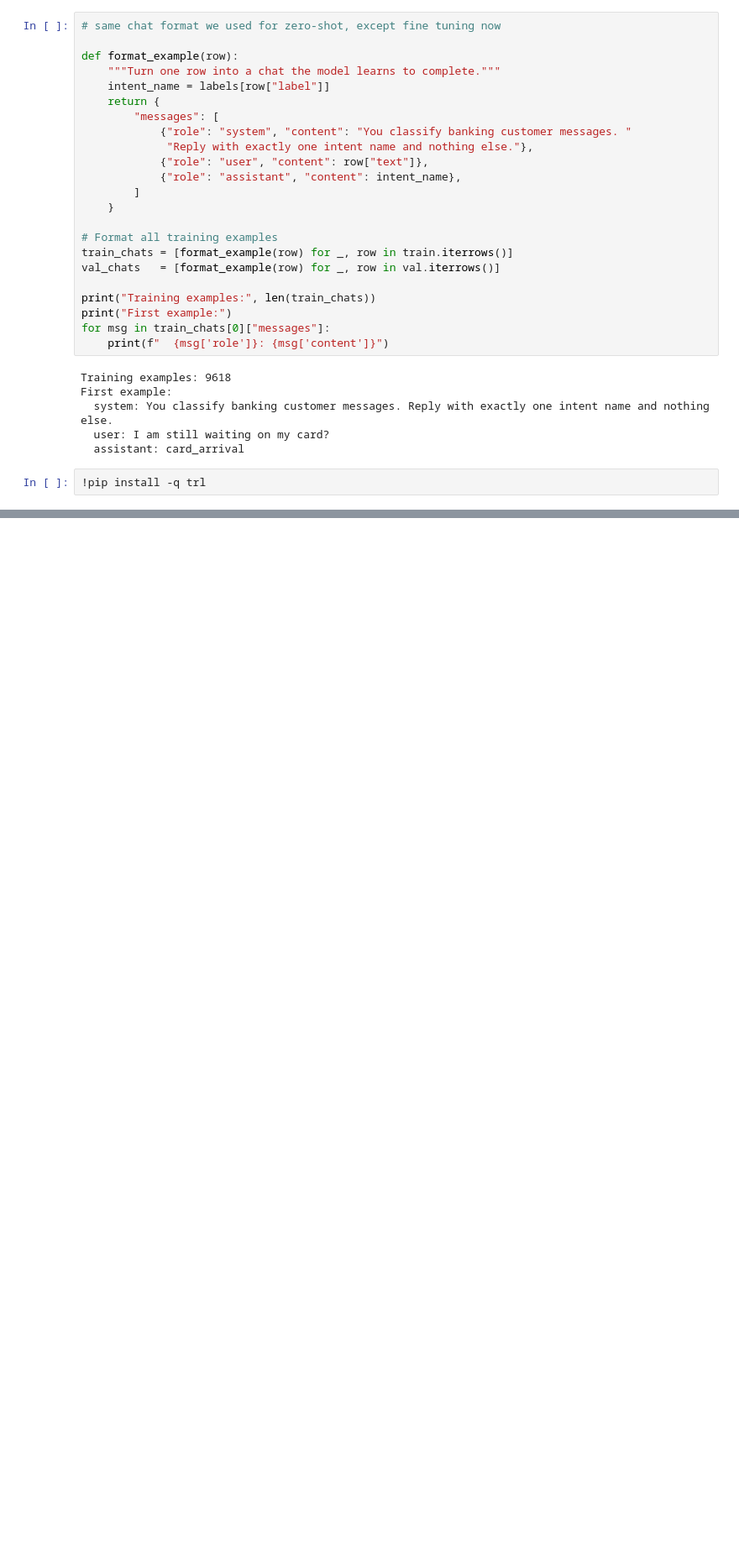
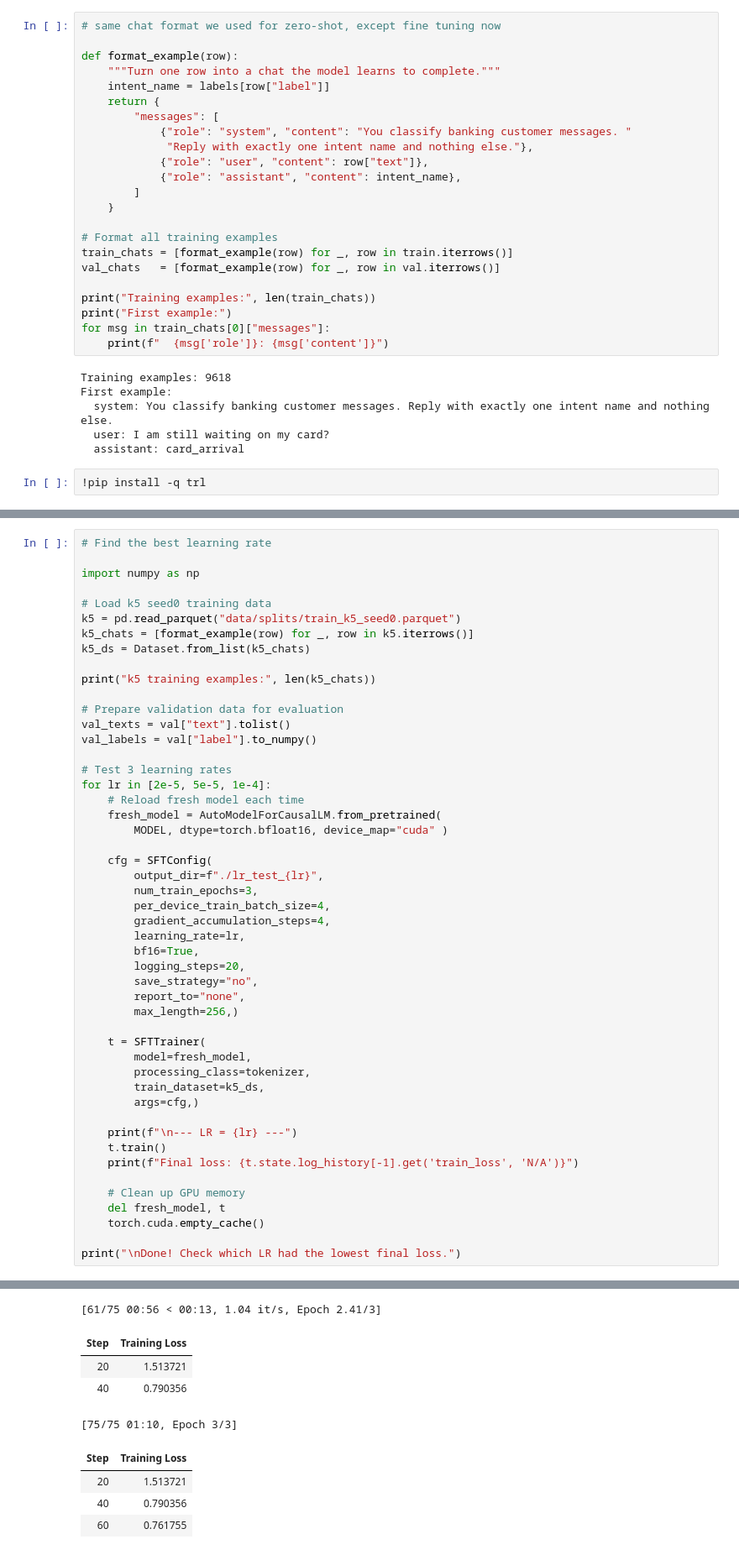
Before and after one commit to csugasi/DATASCI266-Banking77-Encoder-vs-Decoder, a Jupyter notebook: notebooks/qwen_finetune.ipynb, the cells around one changed output, grey strips where cells are left out. Shown at 84% size. Cells and saved outputs as stored; diff of their text form; blank space fills up the shorter version.

```diff
--- a/notebooks/qwen_finetune.ipynb
+++ b/notebooks/qwen_finetune.ipynb
@@ -156,2 +154,52 @@ One epoch took: 9.3 minutes
 GPU memory peak: 13.85 GB
 GPU memory now:  9.28 GB
+# %%
+# Find the best learning rate
+
+import numpy as np
+
+# Load k5 seed0 training data
+k5 = pd.read_parquet("data/splits/train_k5_seed0.parquet")
+k5_chats = [format_example(row) for _, row in k5.iterrows()]
+k5_ds = Dataset.from_list(k5_chats)
+
+print("k5 training examples:", len(k5_chats))
+
+# Prepare validation data for evaluation
+val_texts = val["text"].tolist()
+val_labels = val["label"].to_numpy()
+
+# Test 3 learning rates
+for lr in [2e-5, 5e-5, 1e-4]:
+    # Reload fresh model each time
+    fresh_model = AutoModelForCausalLM.from_pretrained(
+        MODEL, dtype=torch.bfloat16, device_map="cuda" )
+
+    cfg = SFTConfig(
+        output_dir=f"./lr_test_{lr}",
+        num_train_epochs=3,
+        per_device_train_batch_size=4,
+        gradient_accumulation_steps=4,
+        learning_rate=lr,
+        bf16=True,
+        logging_steps=20,
+        save_strategy="no",
+        report_to="none",
+        max_length=256,)
+
+    t = SFTTrainer(
+        model=fresh_model,
+        processing_class=tokenizer,
+        train_dataset=k5_ds,
+        args=cfg,)
+
+    print(f"\n--- LR = {lr} ---")
+    t.train()
+    print(f"Final loss: {t.state.log_history[-1].get('train_loss', 'N/A')}")
+
+    # Clean up GPU memory
+    del fresh_model, t
+    torch.cuda.empty_cache()
+
+print("\nDone! Check which LR had the lowest final loss.")
+# %% [output]
@@ -157,0 +208,9 @@ GPU memory now:  9.28 GB
+[61/75 00:56 < 00:13, 1.04 it/s, Epoch 2.41/3]
+| Step | Training Loss |
+| 20 | 1.513721 |
+| 40 | 0.790356 |
+[75/75 01:10, Epoch 3/3]
+| Step | Training Loss |
+| 20 | 1.513721 |
+| 40 | 0.790356 |
+| 60 | 0.761755 |
```
Also changed, not shown: parts of 11 cells of this notebook.
